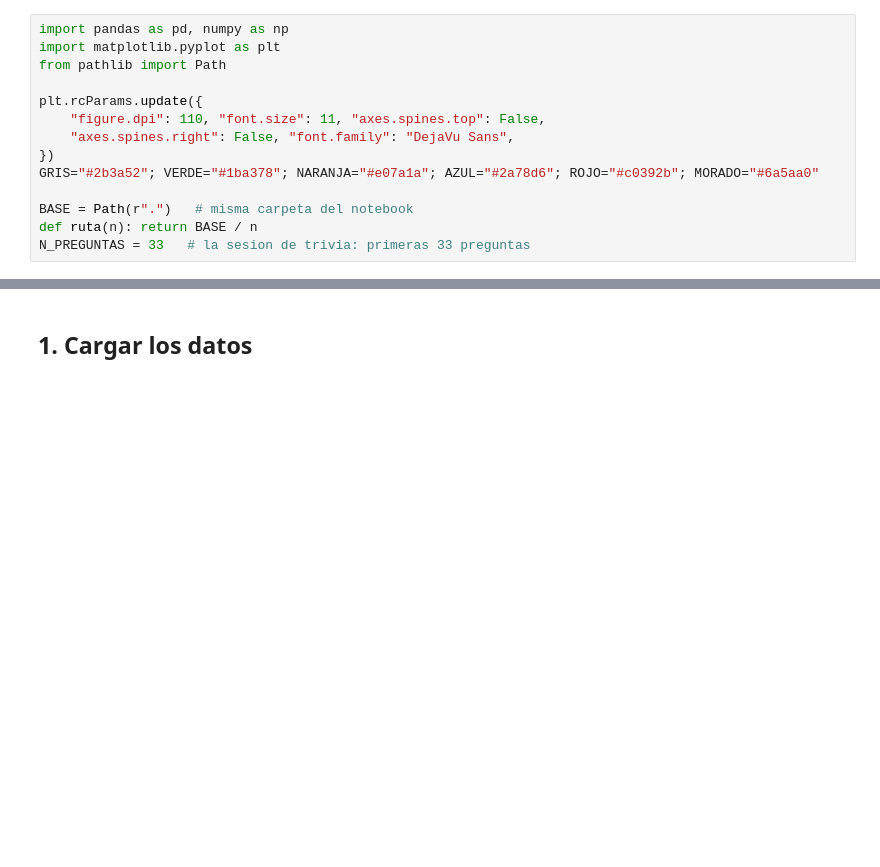
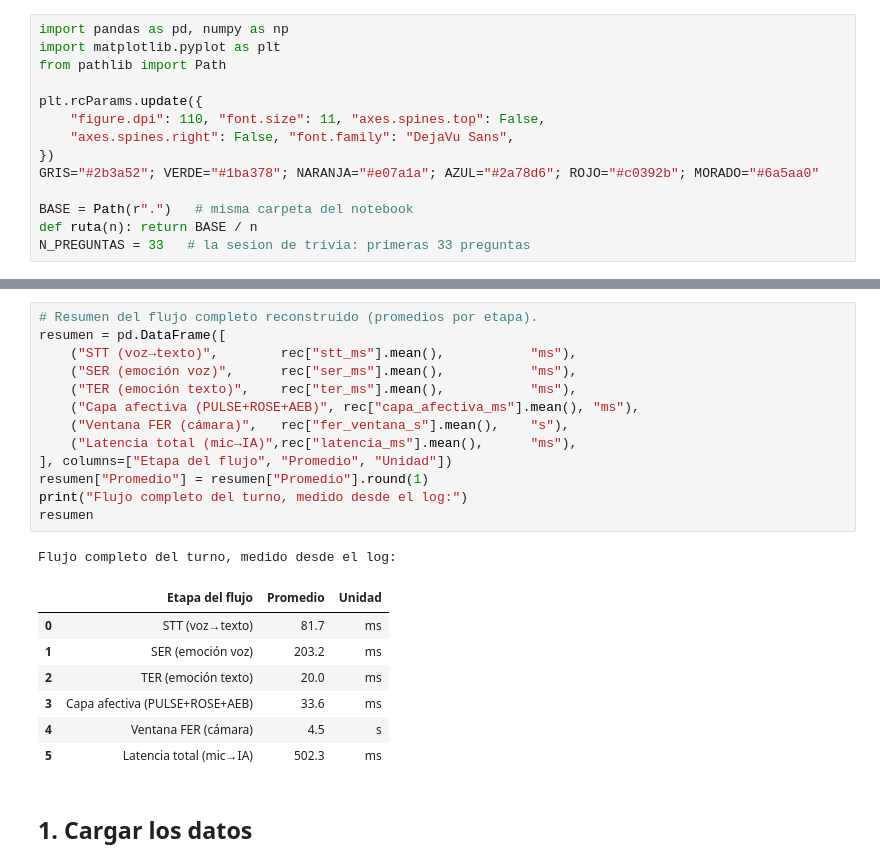
Before and after one commit to Adr4563/ARFORD, a Jupyter notebook: pruebas/metricas_sesion4/metricas_trivia_romeo.ipynb, the cells around one changed output, grey strips where cells are left out. Cells and saved outputs as stored; diff of their text form; blank space fills up the shorter version.

Commit message:
Notebook sesion4: reconstruir flujo completo del turno desde el log (mic->STT->TER/FER/SER->PULSE/ROSE/AEB->IA)

```diff
--- a/pruebas/metricas_sesion4/metricas_trivia_romeo.ipynb
+++ b/pruebas/metricas_sesion4/metricas_trivia_romeo.ipynb
@@ -25,3 +116,25 @@ N_PREGUNTAS = 33   # la sesion de trivia: primeras 33 preguntas
+# %%
+# Resumen del flujo completo reconstruido (promedios por etapa).
+resumen = pd.DataFrame([
+    ("STT (voz→texto)",        rec["stt_ms"].mean(),           "ms"),
+    ("SER (emoción voz)",      rec["ser_ms"].mean(),           "ms"),
+    ("TER (emoción texto)",    rec["ter_ms"].mean(),           "ms"),
+    ("Capa afectiva (PULSE+ROSE+AEB)", rec["capa_afectiva_ms"].mean(), "ms"),
+    ("Ventana FER (cámara)",   rec["fer_ventana_s"].mean(),    "s"),
+    ("Latencia total (mic→IA)",rec["latencia_ms"].mean(),      "ms"),
+], columns=["Etapa del flujo", "Promedio", "Unidad"])
+resumen["Promedio"] = resumen["Promedio"].round(1)
+print("Flujo completo del turno, medido desde el log:")
+resumen
+# %% [output]
+Flujo completo del turno, medido desde el log:
+|  | Etapa del flujo | Promedio | Unidad |
+| 0 | STT (voz→texto) | 81.7 | ms |
+| 1 | SER (emoción voz) | 203.2 | ms |
+| 2 | TER (emoción texto) | 20.0 | ms |
+| 3 | Capa afectiva (PULSE+ROSE+AEB) | 33.6 | ms |
+| 4 | Ventana FER (cámara) | 4.5 | s |
+| 5 | Latencia total (mic→IA) | 502.3 | ms |
 # %% [markdown]
 ## 1. Cargar los datos
 # %%
```
Also changed, not shown: parts of 2 cells of this notebook, 3 other files.
